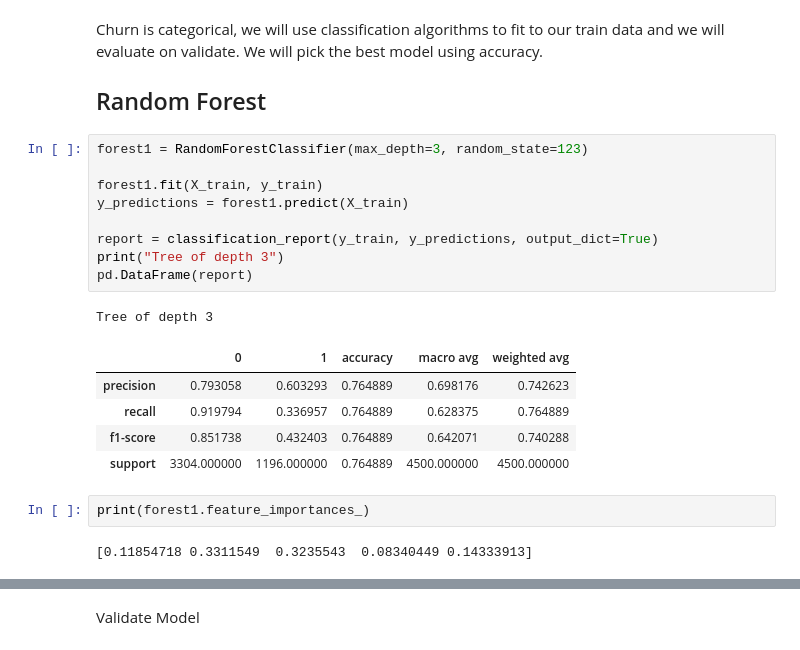
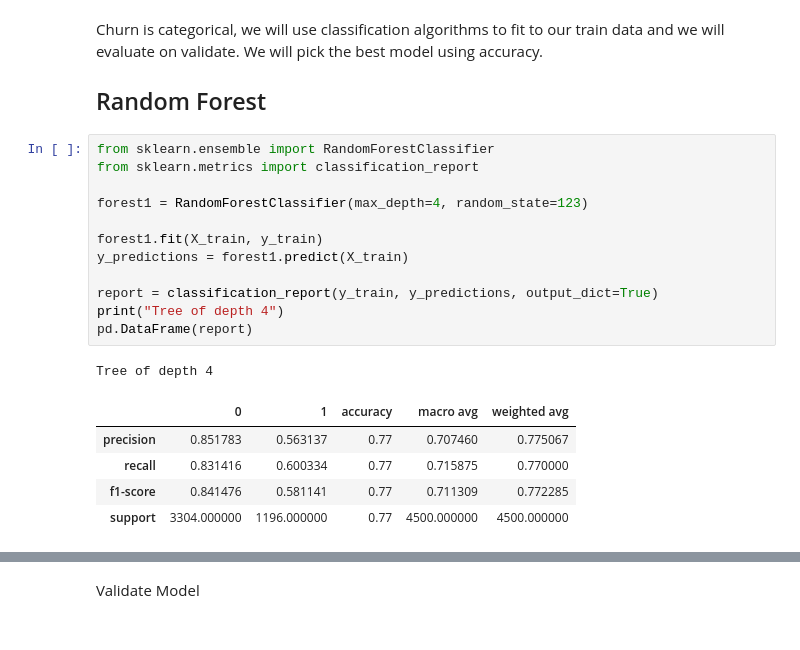
Before and after one commit to lindyc12/telco_project-, a Jupyter notebook: Telco_report.ipynb, the cells around one changed output, grey strips where cells are left out. Cells and saved outputs as stored; diff of their text form.

```diff
--- a/Telco_report.ipynb
+++ b/Telco_report.ipynb
@@ -286,22 +299,21 @@ Churn is categorical, we will use classification algorithms to fit to our train
 
 ## Random Forest
 # %%
-forest1 = RandomForestClassifier(max_depth=3, random_state=123)
+from sklearn.ensemble import RandomForestClassifier
+from sklearn.metrics import classification_report
+
+forest1 = RandomForestClassifier(max_depth=4, random_state=123)
 
 forest1.fit(X_train, y_train)
 y_predictions = forest1.predict(X_train)
 
 report = classification_report(y_train, y_predictions, output_dict=True)
-print("Tree of depth 3")
+print("Tree of depth 4")
 pd.DataFrame(report)
 # %% [output]
-Tree of depth 3
+Tree of depth 4
 |  | 0 | 1 | accuracy | macro avg | weighted avg |
-| precision | 0.793058 | 0.603293 | 0.764889 | 0.698176 | 0.742623 |
-| recall | 0.919794 | 0.336957 | 0.764889 | 0.628375 | 0.764889 |
-| f1-score | 0.851738 | 0.432403 | 0.764889 | 0.642071 | 0.740288 |
-| support | 3304.000000 | 1196.000000 | 0.764889 | 4500.000000 | 4500.000000 |
+| precision | 0.851783 | 0.563137 | 0.77 | 0.707460 | 0.775067 |
+| recall | 0.831416 | 0.600334 | 0.77 | 0.715875 | 0.770000 |
+| f1-score | 0.841476 | 0.581141 | 0.77 | 0.711309 | 0.772285 |
+| support | 3304.000000 | 1196.000000 | 0.77 | 4500.000000 | 4500.000000 |
-# %%
-print(forest1.feature_importances_)
-# %% [output]
-[0.11854718 0.3311549  0.3235543  0.08340449 0.14333913]
```
Also changed, not shown: parts of 28 cells of this notebook.
